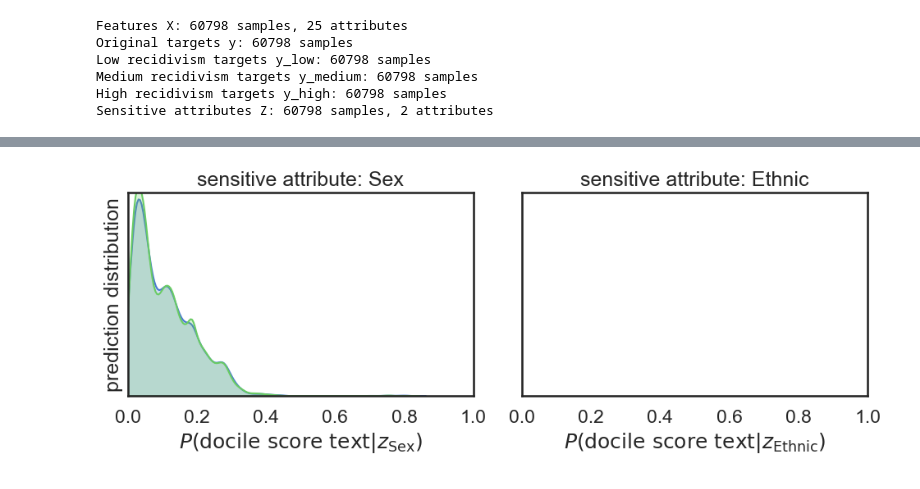
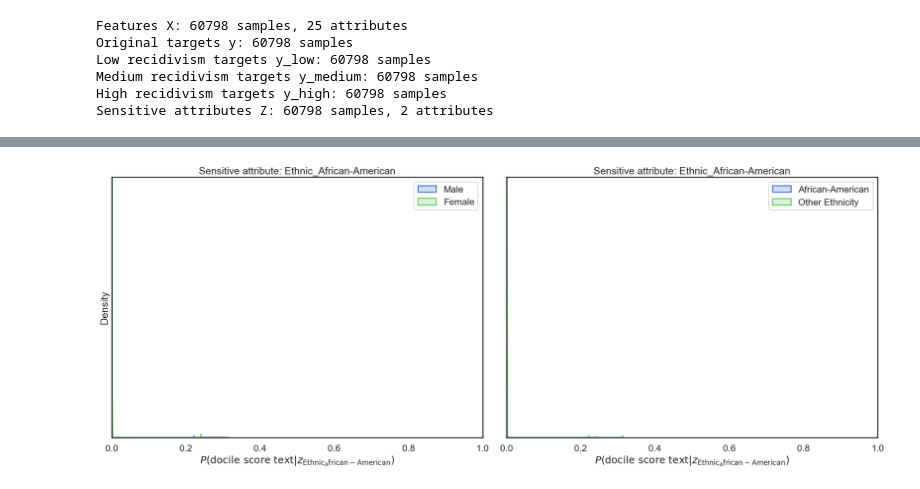
Before and after one commit to alanwalker23/JKPEthicsOfAI, a Jupyter notebook: Adversarial Debiasing .ipynb, the cells around one changed output, grey strips where cells are left out. Cells and saved outputs as stored; diff of their text form; code cells hidden in the pictures.

```diff
--- a/Adversarial Debiasing .ipynb
+++ b/Adversarial Debiasing .ipynb
@@ -202,18 +212,0 @@ To silence this warning, decorate the function with @tf.autograph.experimental.d
-# %%
-# Predict on test set for y_low classifier
-y_low_pred = pd.Series(clf_yl.predict(X_test_scaled).ravel(), index=yl_test.index)
-print("For y_low classifier:")
-print(f"ROC AUC: {roc_auc_score(yl_test, y_low_pred):.2f}")
-print(f"Accuracy: {100*accuracy_score(yl_test, (y_low_pred > 0.5)):.1f}%")
-
-# Predict on test set for y_medium classifier
-y_medium_pred = pd.Series(clf_ym.predict(X_test_scaled).ravel(), index=ym_test.index)
-print("For y_medium classifier:")
-print(f"ROC AUC: {roc_auc_score(ym_test, y_medium_pred):.2f}")
-print(f"Accuracy: {100*accuracy_score(ym_test, (y_medium_pred > 0.5)):.1f}%")
-
-# Predict on test set for y_high classifier
-y_high_pred = pd.Series(clf_yh.predict(X_test_scaled).ravel(), index=yh_test.index)
-print("For y_high classifier:")
-print(f"ROC AUC: {roc_auc_score(yh_test, y_high_pred):.2f}")
-print(f"Accuracy: {100*accuracy_score(yh_test, (y_high_pred > 0.5)):.1f}%")
@@ -240,26 +215,37 @@ Accuracy: 89.0%
 # %%
-import matplotlib.pyplot as plt
-import seaborn as sns
+# Define the plot_distributions function
 import os
+def plot_distributions(y, Z, iteration=None, val_metrics=None, p_rules=None, fname=None):
+    fig, axes = plt.subplots(1, 2, figsize=(20, 8), sharey=True)  # Increase figure size
+    legend = {'Ethnic_African-American': ['African-American', 'Other Ethnicity'], 'sex': ['female', 'male']}
+    for idx, attr in enumerate(Z.columns):
+        print(f"Processing attribute: {attr}")  # Print the attribute being processed
+        try:
+            if attr == 'sex':
+                for attr_val in Z[attr].unique():
+                    indexed_y = y[Z[attr] == attr_val]
+                    ax = sns.kdeplot(data=indexed_y,
+                                     label='{}'.format(attr_val),
+                                     ax=axes[idx], fill=True, lw=2)  # Increase line width
+            else:
+                for attr_val in [0, 1]:
+                    indexed_y = y[Z[attr].reset_index(drop=True) == attr_val]
+                    ax = sns.kdeplot(data=indexed_y,
+                                     label='{}'.format(legend[attr][attr_val]),
+                                     ax=axes[idx], fill=True, lw=2)  # Increase line width
+        except KeyError as e:
+            print(f"KeyError occurred for attribute: {attr}, error: {e}")
+    # Add legend
+    axes[0].legend()
+    axes[1].legend()
 
-# Define the plot_distributions function
-def plot_distributions(y, Z, iteration=None, val_metrics=None, p_rules=None, fname=None):
-    fig, axes = plt.subplots(1, 2, figsize=(10, 4), sharey=True)
-    legend={'Ethnic': ['black','white'],
-            'Sex': ['female','male']}
-    for idx, attr in enumerate(Z.columns):
-        for attr_val in [0, 1]:
-            # Reset the index of Z[attr] before using it for indexing y
-            indexed_y = y[Z[attr].reset_index(drop=True) == attr_val]
-            ax = sns.kdeplot(data=indexed_y,
-                             label='{}'.format(legend[attr][attr_val]),
-                             ax=axes[idx], fill=True)
-        ax.set_xlim(0,1)
-        ax.set_ylim(0,7)
+    for ax in axes:
+        ax.set_xlim(0, 1)
+        ax.set_ylim(0, 7)
         ax.set_yticks([])
-        ax.set_title("sensitive attribute: {}".format(attr))
+        ax.set_title("Sensitive attribute: {}".format(attr))
         if idx == 0:
-            ax.set_ylabel('prediction distribution')
+            ax.set_ylabel('Prediction distribution')
         ax.set_xlabel(r'$P(\mathrm{{docile\ score\ text}}|z_{{\mathrm{{{}}}}})$'.format(attr))
 
     if iteration:
@@ -279,22 +265,24 @@ def plot_distributions(y, Z, iteration=None, val_metrics=None, p_rules=None, fna
     if fname is not None:
         plt.savefig(fname, bbox_inches='tight', dpi=300)
 
+    print("legend:",legend)
+
     return fig, legend
-
-# Example usage:
+y_low_pred_reset_index = y_low_pred.reset_index(drop=True)
+y_medium_pred_reset_index = y_medium_pred.reset_index(drop=True)
+y_high_pred_reset_index = y_high_pred.reset_index(drop=True)
+Z_test_reset_index = Z_test.reset_index(drop=True)
 
 # Create the directory if it doesn't exist
 os.makedirs('images/', exist_ok=True)
-
 # Plot for y_low classifier
 fig, legend = plot_distributions(y_low_pred_reset_index, Z_test_reset_index, fname='images/y_low_distributions.png')
-print("Legend:", legend)
+
 
 # Plot for y_medium classifier
-fig, legend = plot_distributions(y_medium_pred_reset_index, Z_test_reset_index, fname='images/y_medium_distributions.png')
-print("Legend:", legend)
+fig, legend = plot_distributions(y_medium_pred_reset_index, Z_test_reset_index, fname='images/y_low_distributions.png')
+
 
 # Plot for y_high classifier
 fig, legend = plot_distributions(y_high_pred_reset_index, Z_test_reset_index, fname='images/y_high_distributions.png')
-print("Legend:", legend)
 # %% [output]
@@ -306 +300 @@ Legend: {'Ethnic': ['black', 'white'], 'Sex': ['female', 'male']}
-[figure, old version]
+[figure, new version]
```
Also changed, not shown: parts of 11 cells of this notebook.
